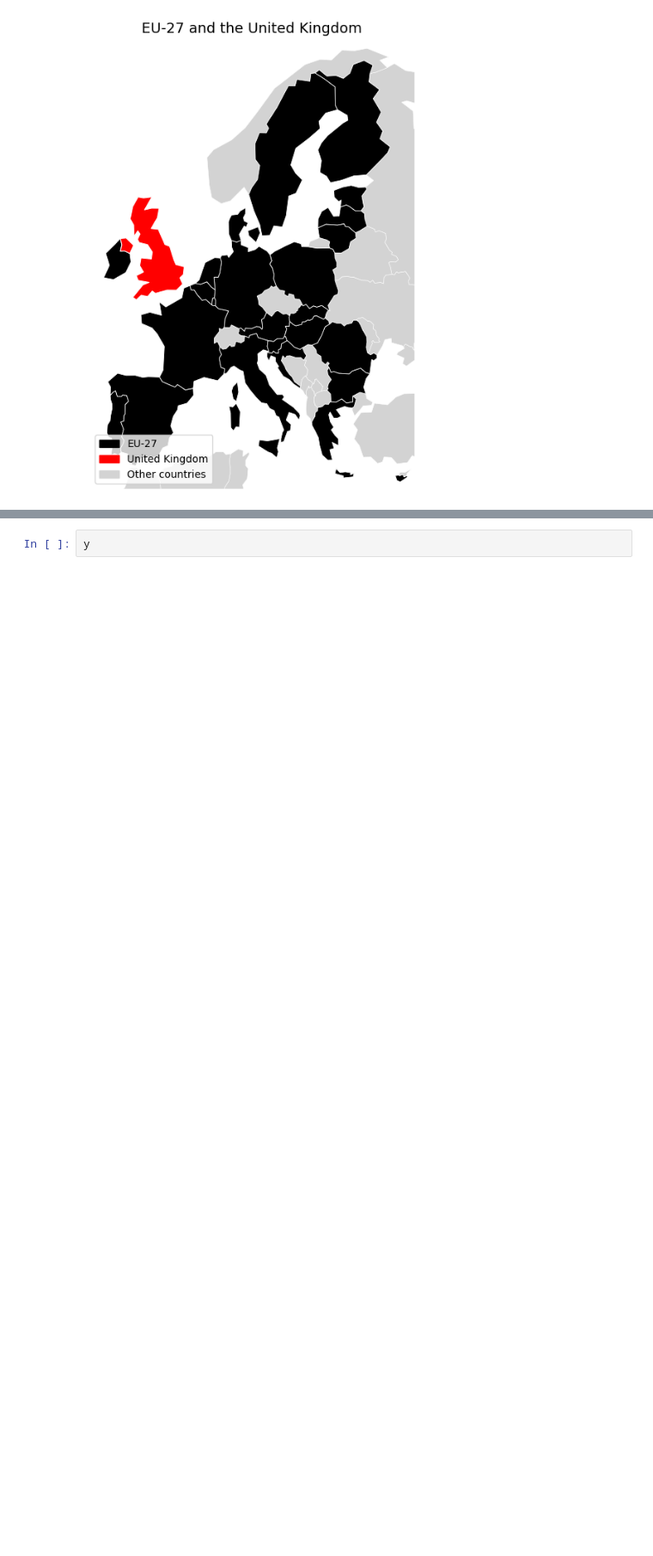
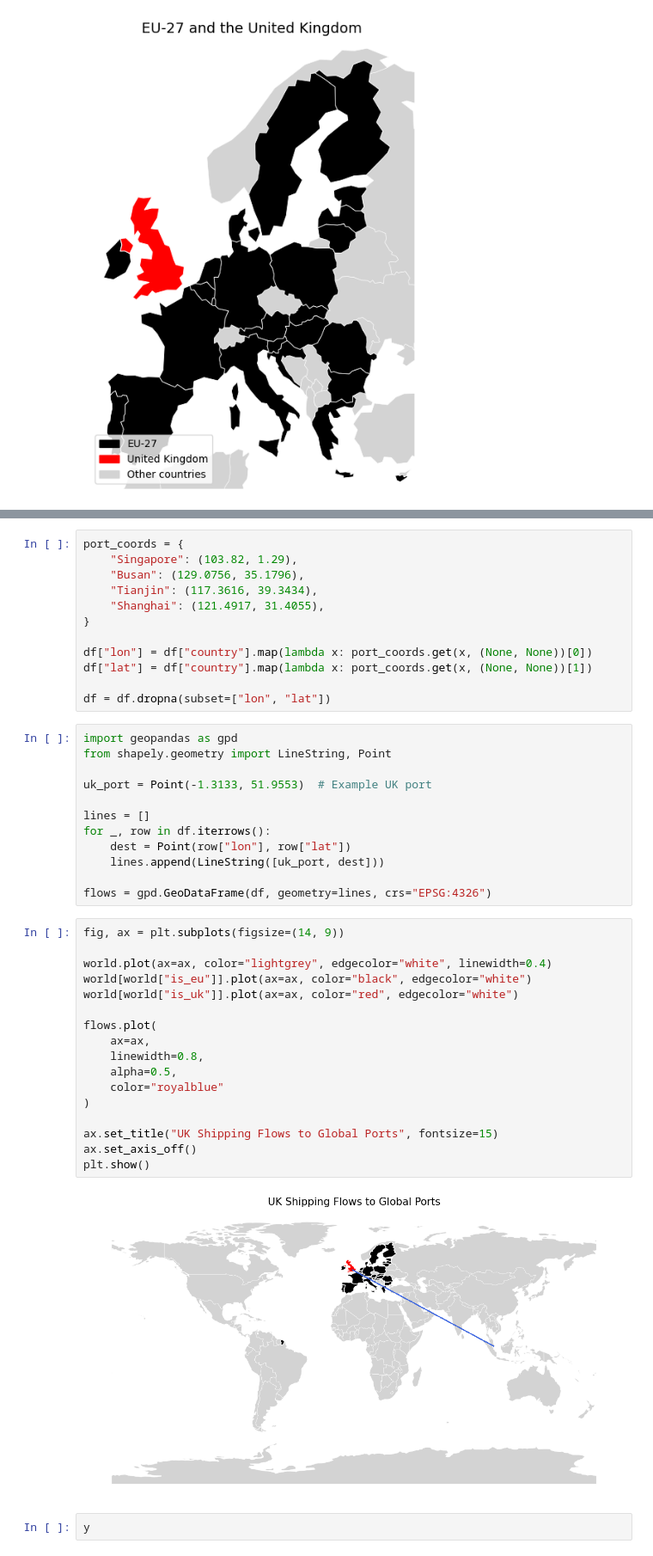
Before and after one commit to OlajideFemi/Carbon-Footprint, a Jupyter notebook: PullRequest.ipynb, the cells around one changed output, grey strips where cells are left out. Shown at 86% size. Drawn from its saved outputs; the diff is of its cells as text; blank space fills up the shorter version.

```diff
--- a/PullRequest.ipynb
+++ b/PullRequest.ipynb
@@ -183,3 +211,46 @@ df.head()
+# %%
+port_coords = {
+    "Singapore": (103.82, 1.29),
+    "Busan": (129.0756, 35.1796),
+    "Tianjin": (117.3616, 39.3434),
+    "Shanghai": (121.4917, 31.4055),
+}
+
+df["lon"] = df["country"].map(lambda x: port_coords.get(x, (None, None))[0])
+df["lat"] = df["country"].map(lambda x: port_coords.get(x, (None, None))[1])
+
+df = df.dropna(subset=["lon", "lat"])
+# %%
+import geopandas as gpd
+from shapely.geometry import LineString, Point
+
+uk_port = Point(-1.3133, 51.9553)  # Example UK port
+
+lines = []
+for _, row in df.iterrows():
+    dest = Point(row["lon"], row["lat"])
+    lines.append(LineString([uk_port, dest]))
+
+flows = gpd.GeoDataFrame(df, geometry=lines, crs="EPSG:4326")
+# %%
+fig, ax = plt.subplots(figsize=(14, 9))
+
+world.plot(ax=ax, color="lightgrey", edgecolor="white", linewidth=0.4)
+world[world["is_eu"]].plot(ax=ax, color="black", edgecolor="white")
+world[world["is_uk"]].plot(ax=ax, color="red", edgecolor="white")
+
+flows.plot(
+    ax=ax,
+    linewidth=0.8,
+    alpha=0.5,
+    color="royalblue"
+)
+
+ax.set_title("UK Shipping Flows to Global Ports", fontsize=15)
+ax.set_axis_off()
+plt.show()
+# %% [output]
+[figure, added]
 # %%
 y
 # %% [markdown]
```
Also changed, not shown: parts of 3 cells of this notebook.
